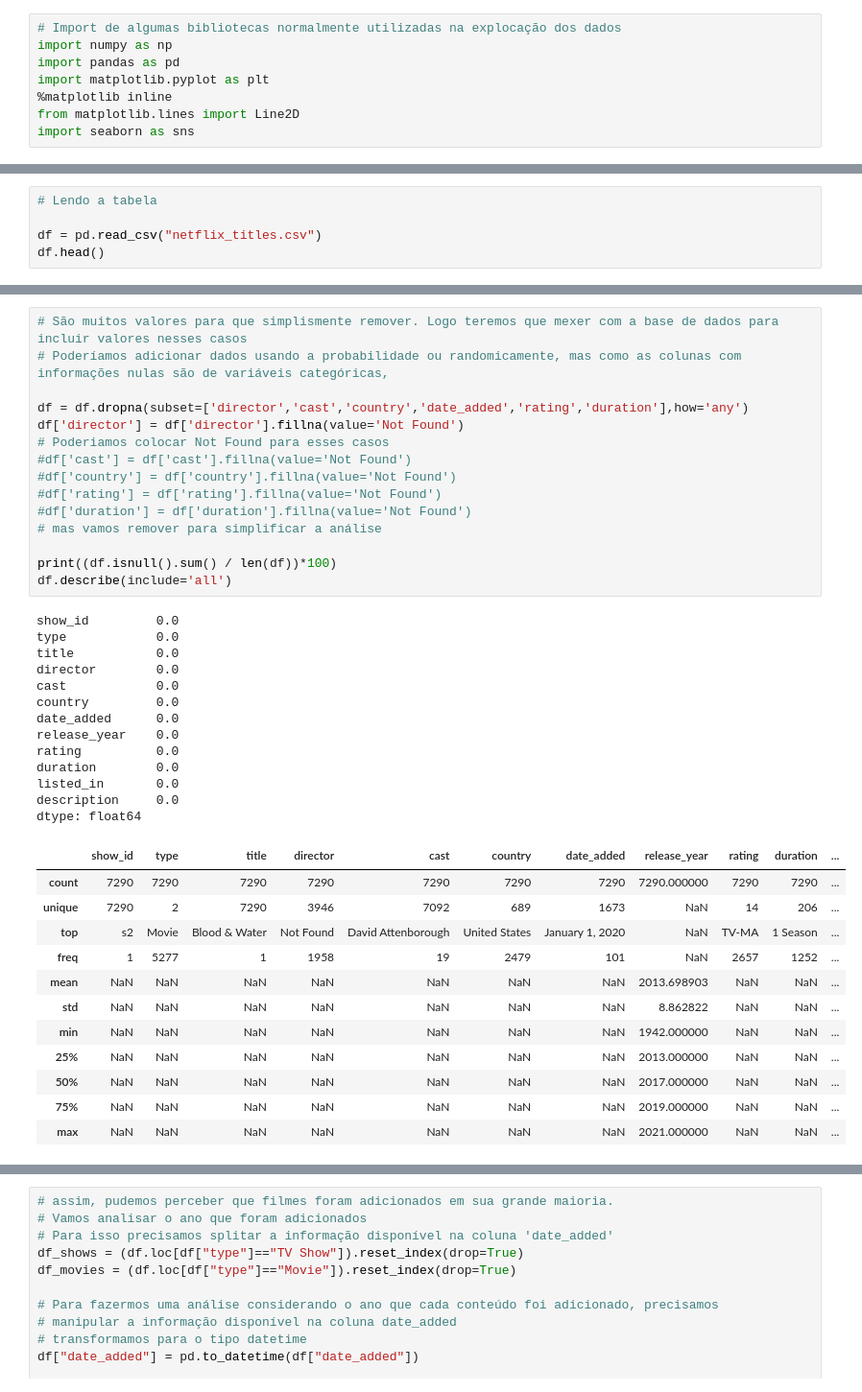
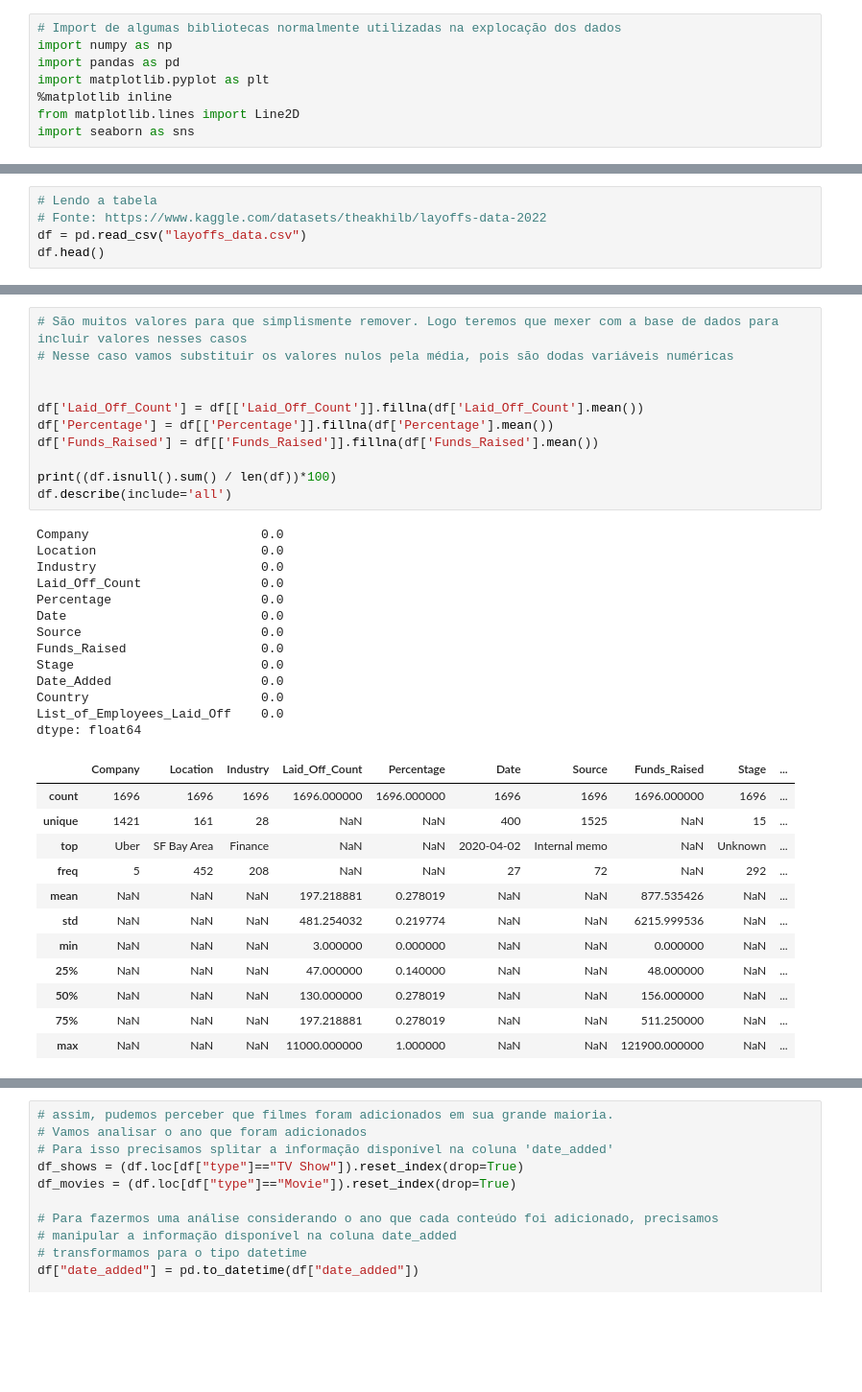
Before and after one commit to BrunaKrasotaMatos/MineracaoDados, a Jupyter notebook: VisualizacaoDadosTrilha6_BrunaMatos.ipynb, the cells around one changed output, grey strips where cells are left out. Shown: that part at 96% size. Drawn from its saved outputs; the diff is of its cells as text; blank space fills up the shorter version.

```diff
--- a/VisualizacaoDadosTrilha6_BrunaMatos.ipynb
+++ b/VisualizacaoDadosTrilha6_BrunaMatos.ipynb
@@ -30,6 +26,6 @@ Em seguida, vamos desenvolver uma visualização de série temporal para finaliz
 # %%
 # Lendo a tabela
-
-df = pd.read_csv("netflix_titles.csv")
+# Fonte: https://www.kaggle.com/datasets/theakhilb/layoffs-data-2022
+df = pd.read_csv("layoffs_data.csv")
 df.head()
 # %% [output]
@@ -77,42 +73,38 @@ description      0.000000
 dtype: float64
 # %%
 # São muitos valores para que simplismente remover. Logo teremos que mexer com a base de dados para incluir valores nesses casos
-# Poderíamos adicionar dados usando a probabilidade ou randomicamente, mas como as colunas com informações nulas são de variáveis categóricas,
+# Nesse caso vamos substituir os valores nulos pela média, pois são dodas variáveis numéricas
 
-df = df.dropna(subset=['director','cast','country','date_added','rating','duration'],how='any')
-df['director'] = df['director'].fillna(value='Not Found')
-# Poderiamos colocar Not Found para esses casos
-#df['cast'] = df['cast'].fillna(value='Not Found')
-#df['country'] = df['country'].fillna(value='Not Found')
-#df['rating'] = df['rating'].fillna(value='Not Found')
-#df['duration'] = df['duration'].fillna(value='Not Found')
-# mas vamos remover para simplificar a análise
+
+df['Laid_Off_Count'] = df[['Laid_Off_Count']].fillna(df['Laid_Off_Count'].mean())
+df['Percentage'] = df[['Percentage']].fillna(df['Percentage'].mean())
+df['Funds_Raised'] = df[['Funds_Raised']].fillna(df['Funds_Raised'].mean())
 
 print((df.isnull().sum() / len(df))*100)
 df.describe(include='all')
 # %% [output]
-show_id         0.0
-type            0.0
-title           0.0
-director        0.0
-cast            0.0
-country         0.0
-date_added      0.0
-release_year    0.0
-rating          0.0
-duration        0.0
-listed_in       0.0
-description     0.0
+Company                       0.0
+Location                      0.0
+Industry                      0.0
+Laid_Off_Count                0.0
+Percentage                    0.0
+Date                          0.0
+Source                        0.0
+Funds_Raised                  0.0
+Stage                         0.0
+Date_Added                    0.0
+Country                       0.0
+List_of_Employees_Laid_Off    0.0
 dtype: float64
-|  | show_id | type | title | director | cast | country | date_added | release_year | rating | duration | ... |
-| count | 7290 | 7290 | 7290 | 7290 | 7290 | 7290 | 7290 | 7290.000000 | 7290 | 7290 | ... |
-| unique | 7290 | 2 | 7290 | 3946 | 7092 | 689 | 1673 | NaN | 14 | 206 | ... |
-| top | s2 | Movie | Blood & Water | Not Found | David Attenborough | United States | January 1, 2020 | NaN | TV-MA | 1 Season | ... |
-| freq | 1 | 5277 | 1 | 1958 | 19 | 2479 | 101 | NaN | 2657 | 1252 | ... |
-| mean | NaN | NaN | NaN | NaN | NaN | NaN | NaN | 2013.698903 | NaN | NaN | ... |
-| std | NaN | NaN | NaN | NaN | NaN | NaN | NaN | 8.862822 | NaN | NaN | ... |
-| min | NaN | NaN | NaN | NaN | NaN | NaN | NaN | 1942.000000 | NaN | NaN | ... |
-| 25% | NaN | NaN | NaN | NaN | NaN | NaN | NaN | 2013.000000 | NaN | NaN | ... |
-| 50% | NaN | NaN | NaN | NaN | NaN | NaN | NaN | 2017.000000 | NaN | NaN | ... |
-| 75% | NaN | NaN | NaN | NaN | NaN | NaN | NaN | 2019.000000 | NaN | NaN | ... |
-| max | NaN | NaN | NaN | NaN | NaN | NaN | NaN | 2021.000000 | NaN | NaN | ... |
+|  | Company | Location | Industry | Laid_Off_Count | Percentage | Date | Source | Funds_Raised | Stage | ... |
+| count | 1696 | 1696 | 1696 | 1696.000000 | 1696.000000 | 1696 | 1696 | 1696.000000 | 1696 | ... |
+| unique | 1421 | 161 | 28 | NaN | NaN | 400 | 1525 | NaN | 15 | ... |
+| top | Uber | SF Bay Area | Finance | NaN | NaN | 2020-04-02 | Internal memo | NaN | Unknown | ... |
+| freq | 5 | 452 | 208 | NaN | NaN | 27 | 72 | NaN | 292 | ... |
+| mean | NaN | NaN | NaN | 197.218881 | 0.278019 | NaN | NaN | 877.535426 | NaN | ... |
+| std | NaN | NaN | NaN | 481.254032 | 0.219774 | NaN | NaN | 6215.999536 | NaN | ... |
+| min | NaN | NaN | NaN | 3.000000 | 0.000000 | NaN | NaN | 0.000000 | NaN | ... |
+| 25% | NaN | NaN | NaN | 47.000000 | 0.140000 | NaN | NaN | 48.000000 | NaN | ... |
+| 50% | NaN | NaN | NaN | 130.000000 | 0.278019 | NaN | NaN | 156.000000 | NaN | ... |
+| 75% | NaN | NaN | NaN | 197.218881 | 0.278019 | NaN | NaN | 511.250000 | NaN | ... |
+| max | NaN | NaN | NaN | 11000.000000 | 1.000000 | NaN | NaN | 121900.000000 | NaN | ... |
```
Also changed, not shown: parts of 13 cells of this notebook.
